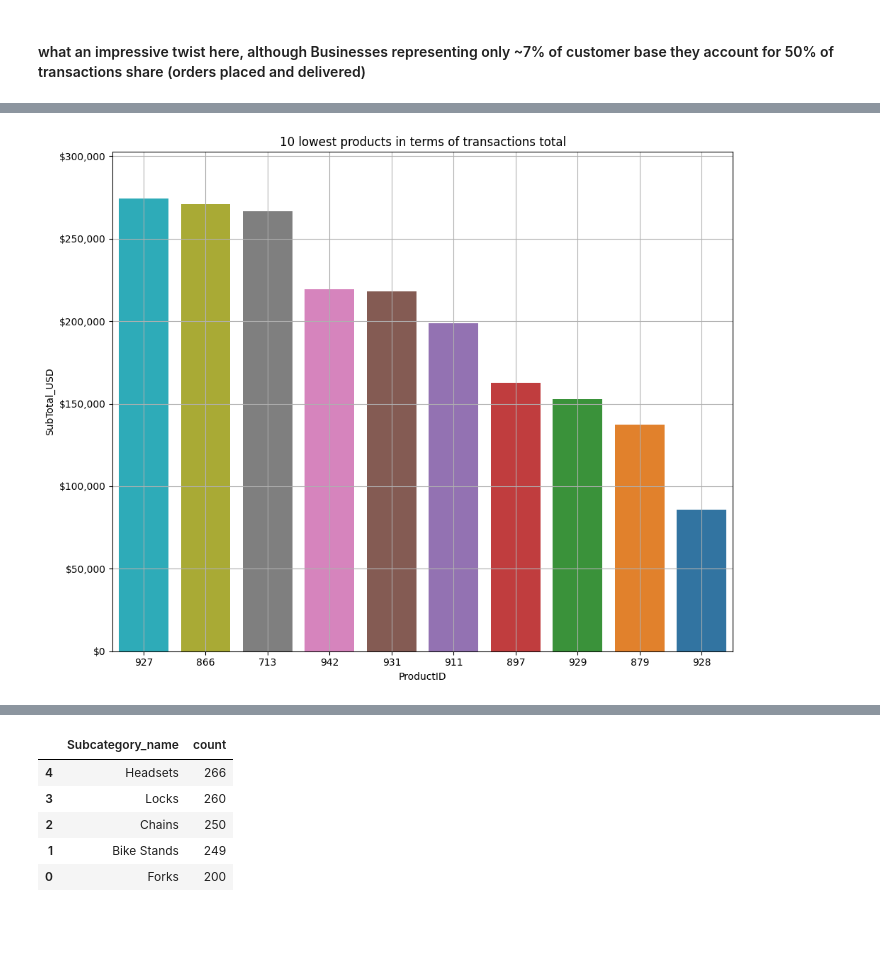
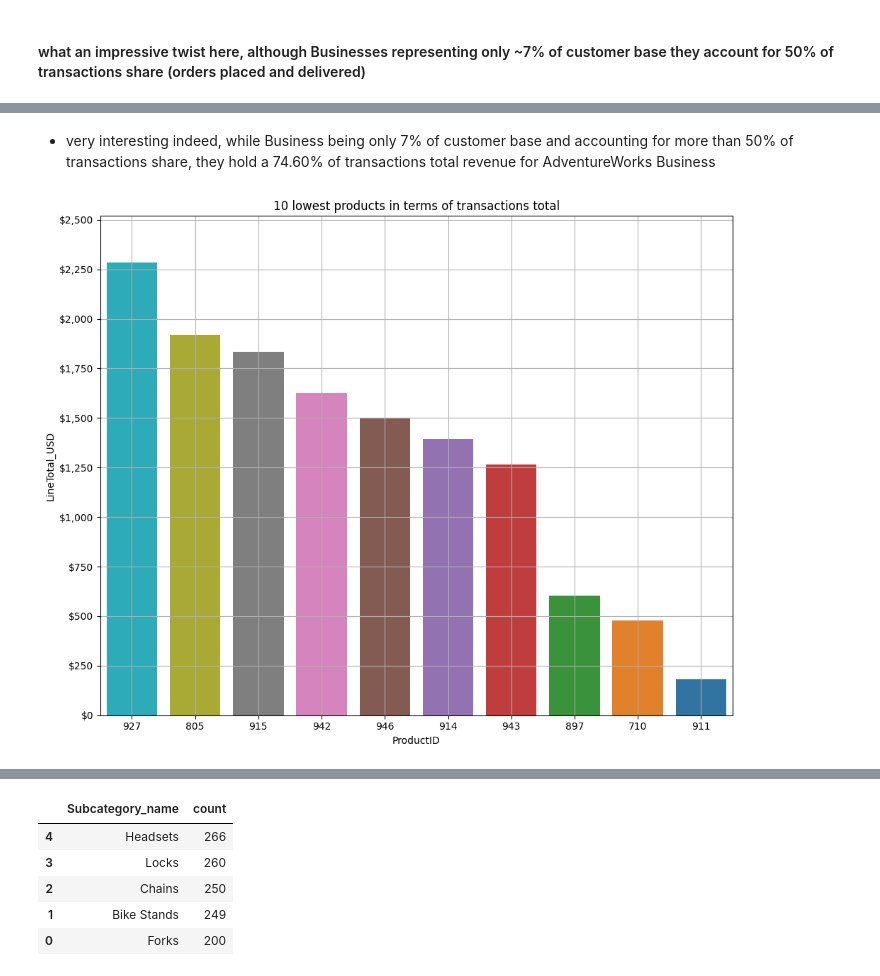
Before and after one commit to AtlasMarbx/AdventureWorks-Data-Migration-and-insight-extraction, a Jupyter notebook: EDA_process.ipynb, the cells around one changed output, grey strips where cells are left out. Cells and saved outputs as stored; diff of their text form; code cells hidden in the pictures; blank space fills up the shorter version.

```diff
--- a/EDA_process.ipynb
+++ b/EDA_process.ipynb
@@ -1193,7 +1172,7 @@ df_customers['BusinessEntities'] = df_customers['StoreID'].notna()
 business_count = df_customers[df_customers['StoreID'].notna()].shape[0]
 customer_count = df_customers[df_customers['StoreID'].isna()].shape[0]
 
-refined_customers_df = df_customers.drop(columns=['AccountNumber', 'rowguid', 'ModifiedDate', 'TerritoryID',
+refined_customers_df = df_customers.drop(columns=['AccountNumber', 'rowguid', 'ModifiedDate',
                                                 'StoreID', 'PersonID']).copy()
 
 business_ratio = np.round((business_count / (customer_count + business_count))*100, 2)
@@ -1217,13 +1196,20 @@ territoryID.rename(columns={'Name': 'TerritoryName'}, inplace=True)
 
 refined_special_offer = df_sales_specialoffer.drop(columns=['rowguid', 'ModifiedDate', 'MaxQty', 'StartDate', 'EndDate', 'MinQty']).copy()
 
-sales_layer = pd.merge(salesorderheader, salesorderdetails, on='SalesOrderID')
-customer_layer = pd.merge(refined_customers_df, sales_layer, on='CustomerID')
-territory_layer = pd.merge(customer_layer, territoryID, on='TerritoryID')
-special_offer_layer = pd.merge(territory_layer, refined_special_offer, on='SpecialOfferID')
+sales_layer = salesorderdetails.copy()
+
+customer_header_subset = pd.merge(sales_layer,  currency_header_df[['CustomerID', 'ShipMethodID', 'CurrencyRateID', 'SalesOrderID',
+                                                                    'EndOfDayRate', 'FromCurrencyCode','ToCurrencyCode', 'OrderDate']],
+                                                                    on='SalesOrderID')
+
+customer_territory_layer = pd.merge(refined_customers_df, territoryID, on='TerritoryID')
+sales_territory_layer = pd.merge(customer_territory_layer, customer_header_subset, on='CustomerID')
+special_offer_layer = pd.merge(sales_territory_layer, refined_special_offer, on='SpecialOfferID')
 product_layer = pd.merge(product_subset, special_offer_layer, on='ProductID')
 
 summary_table = pd.merge(product_layer, refined_ship_method, on='ShipMethodID')
 
+summary_table['LineTotal_USD'] = summary_table['LineTotal'] / summary_table['EndOfDayRate']
+
 summary_table.shape
 # %% [output]
@@ -1537,33 +1505,37 @@ np.float64(2473015705.089863)
+# %% [markdown]
+- very interesting indeed, while Business being only 7% of customer base and accounting for more than 50% of transactions share, they hold a 74.60% of transactions total revenue for AdventureWorks Business
 # %%
-lowest_products = (summary_table.groupby('ProductID')[['SubTotal_USD']]
+lowest_products = (summary_table.groupby('ProductID')[['LineTotal_USD']]
     .sum()
-    .sort_values(ascending=True, by='SubTotal_USD')
+    .sort_values(ascending=True, by='LineTotal_USD')
     .reset_index()
     .head(10))
 
 plt.figure(figsize=(10, 8))
 
 x_lowest = lowest_products['ProductID']
-y_lowest = lowest_products['SubTotal_USD']
+y_lowest = lowest_products['LineTotal_USD']
 
 sns.barplot(data=lowest_products,
             x=x_lowest,
             y=y_lowest,
             hue='ProductID',
             order=lowest_products['ProductID'].sort_index(ascending=False))
 
 plt.gca().yaxis.set_major_formatter(FuncFormatter(lambda y, _: f'${y:,.0f}'))
 
 ylim_min, ylim_max = plt.ylim()
 plt.ylim(0, ylim_max * 1.05)
 
 plt.title('10 lowest products in terms of transactions total')
 
+plt.yticks(np.arange(0, ylim_max*1.05, 250))
+
 plt.grid(True)
 plt.tight_layout()
 plt.show()
 # %% [output]
-[figure, old version]
+[figure, new version]
 # %%
 temp_product_name_L = summary_table[['ProductID', 'ProductName', 'ProductSubcategoryID']].copy()
 
```
Also changed, not shown: parts of 35 cells of this notebook.
